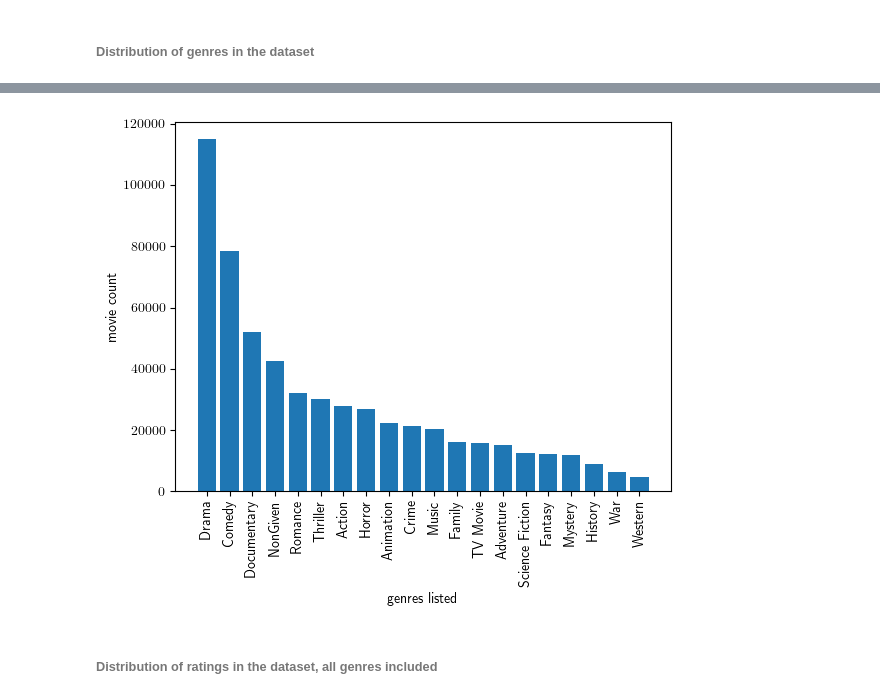
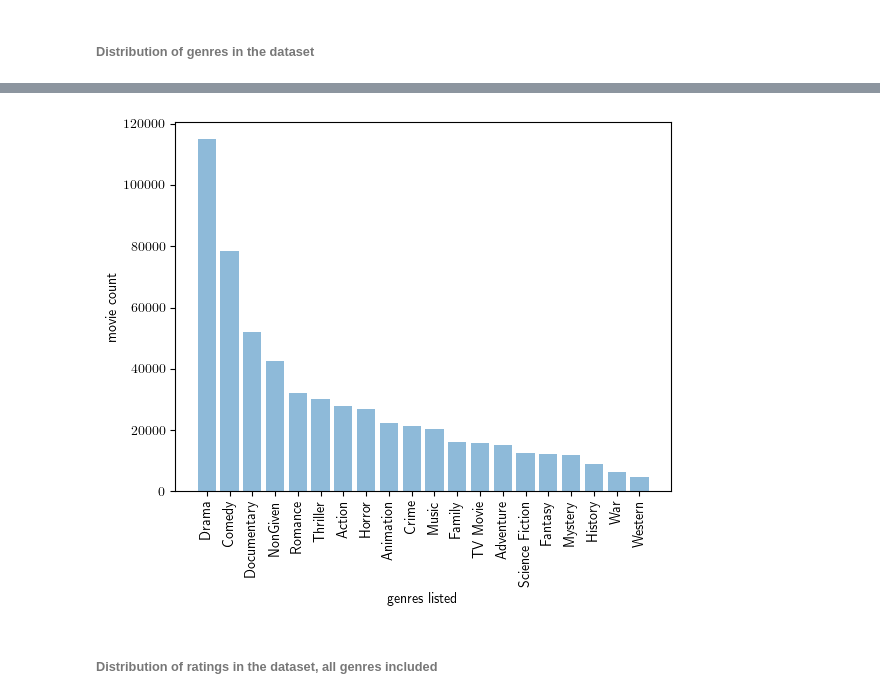
Before and after one commit to sariaslaso/movies_and_LLMs, a Jupyter notebook: predict_ratings/data_processing.ipynb, the cells around one changed output, grey strips where cells are left out. Drawn from its saved outputs; the diff is of its cells as text; code cells hidden in the pictures.

Commit message:
some changes in the plots

```diff
--- a/predict_ratings/data_processing.ipynb
+++ b/predict_ratings/data_processing.ipynb
@@ -123,19 +123,19 @@ print(json.dumps(genres_dict, indent = 1))
 # %%
 # sort the genres count dictionary by count in descending order and keep the respective keys
 sorted_by_genres_count = sorted(genres_dict.items(), key = lambda x: x[1], reverse = True)
 genres_list = [item[0] for item in sorted_by_genres_count]
 count_list = [item[1] for item in sorted_by_genres_count]
 
 # bar plot with tags, count number of genre in movies
-plt.bar(genres_list, count_list)
+plt.bar(genres_list, count_list, alpha = 0.5)
 plt.xticks(rotation = "vertical")
 
 plt.xlabel("genres listed")
 plt.ylabel("movie count")
 
 plt.show()
 # %% [output]
-[figure, old version]
+[figure, new version]
 # %% [markdown]
 ###### Distribution of ratings in the dataset, all genres included
 # %%
```
Also changed, not shown: parts of 1 cell of this notebook.
